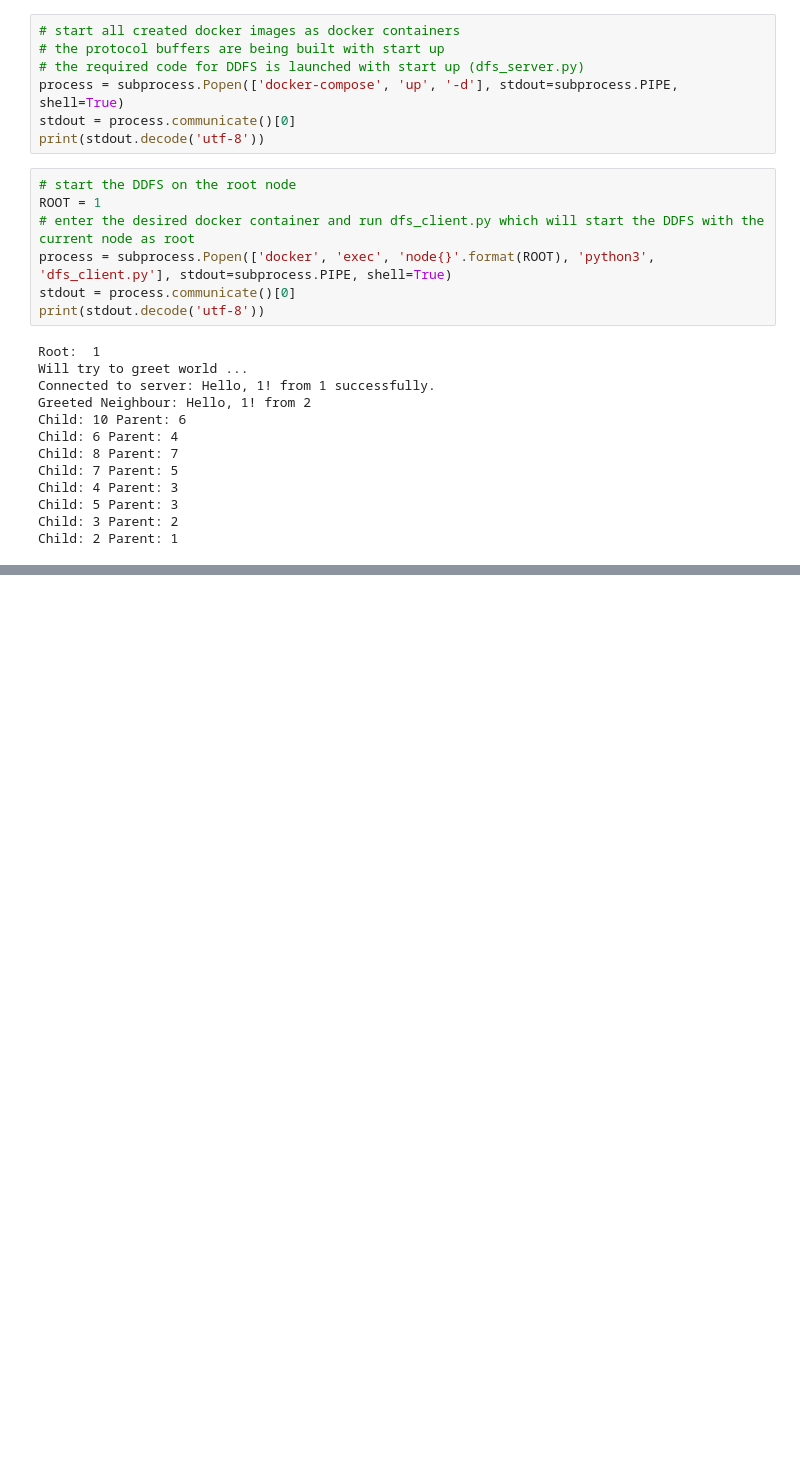
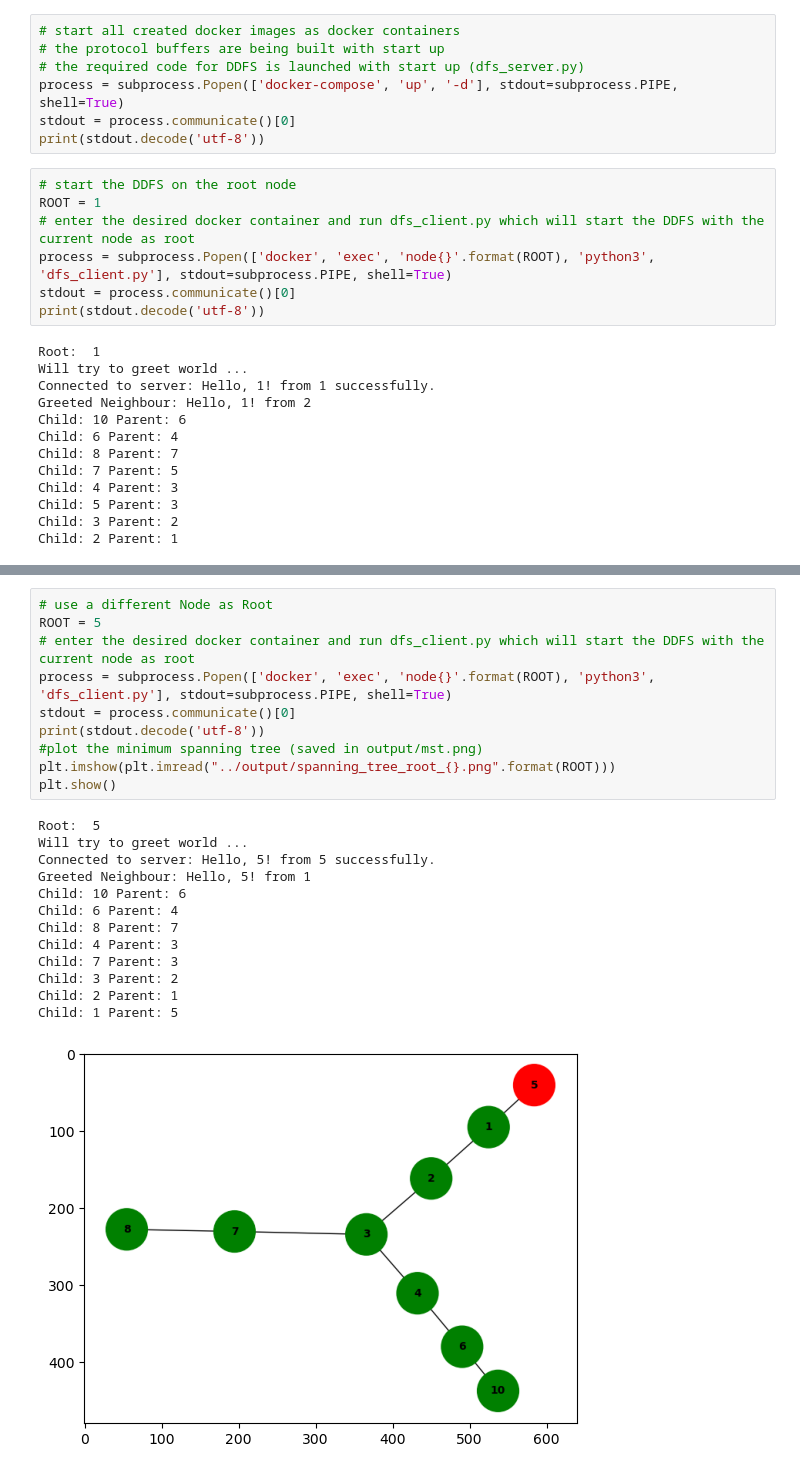
Before and after one commit to ThomasR155/DistributedDFS, a Jupyter notebook: ddfs/dfs_execution.ipynb, the cells around one changed output, grey strips where cells are left out. Drawn from its saved outputs; the diff is of its cells as text; blank space fills up the shorter version.

```diff
--- a/ddfs/dfs_execution.ipynb
+++ b/ddfs/dfs_execution.ipynb
@@ -109,0 +110,24 @@ plt.show()
+# %%
+# use a different Node as Root
+ROOT = 5
+# enter the desired docker container and run dfs_client.py which will start the DDFS with the current node as root
+process = subprocess.Popen(['docker', 'exec', 'node{}'.format(ROOT), 'python3', 'dfs_client.py'], stdout=subprocess.PIPE, shell=True)
+stdout = process.communicate()[0]
+print(stdout.decode('utf-8'))
+#plot the minimum spanning tree (saved in output/mst.png)
+plt.imshow(plt.imread("../output/spanning_tree_root_{}.png".format(ROOT)))
+plt.show()
+# %% [output]
+Root:  5
+Will try to greet world ...
+Connected to server: Hello, 5! from 5 successfully.
+Greeted Neighbour: Hello, 5! from 1
+Child: 10 Parent: 6
+Child: 6 Parent: 4
+Child: 8 Parent: 7
+Child: 4 Parent: 3
+Child: 7 Parent: 3
+Child: 3 Parent: 2
+Child: 2 Parent: 1
+Child: 1 Parent: 5
+[figure, added]
```
Also changed, not shown: parts of 5 cells of this notebook, 7 other files.
